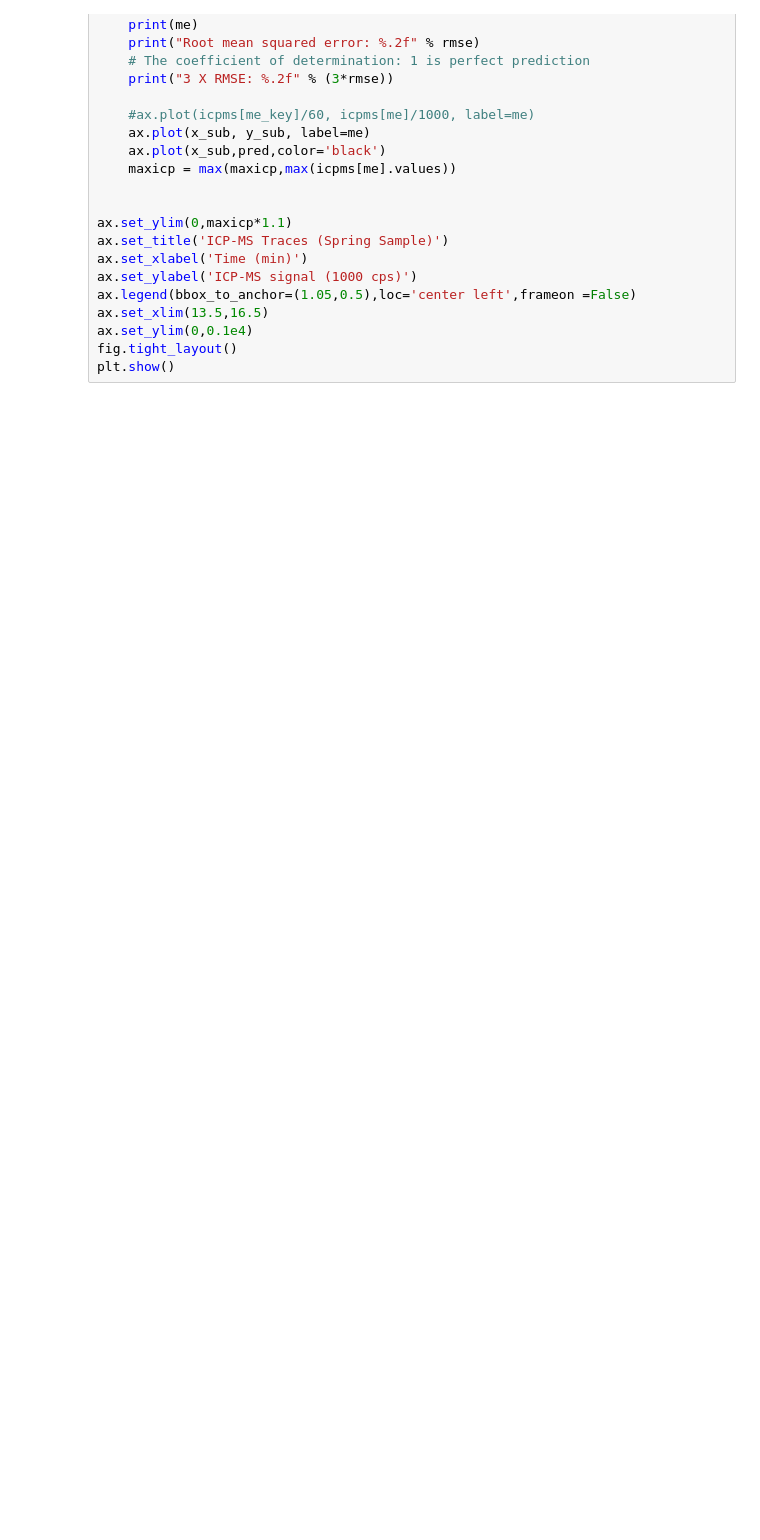
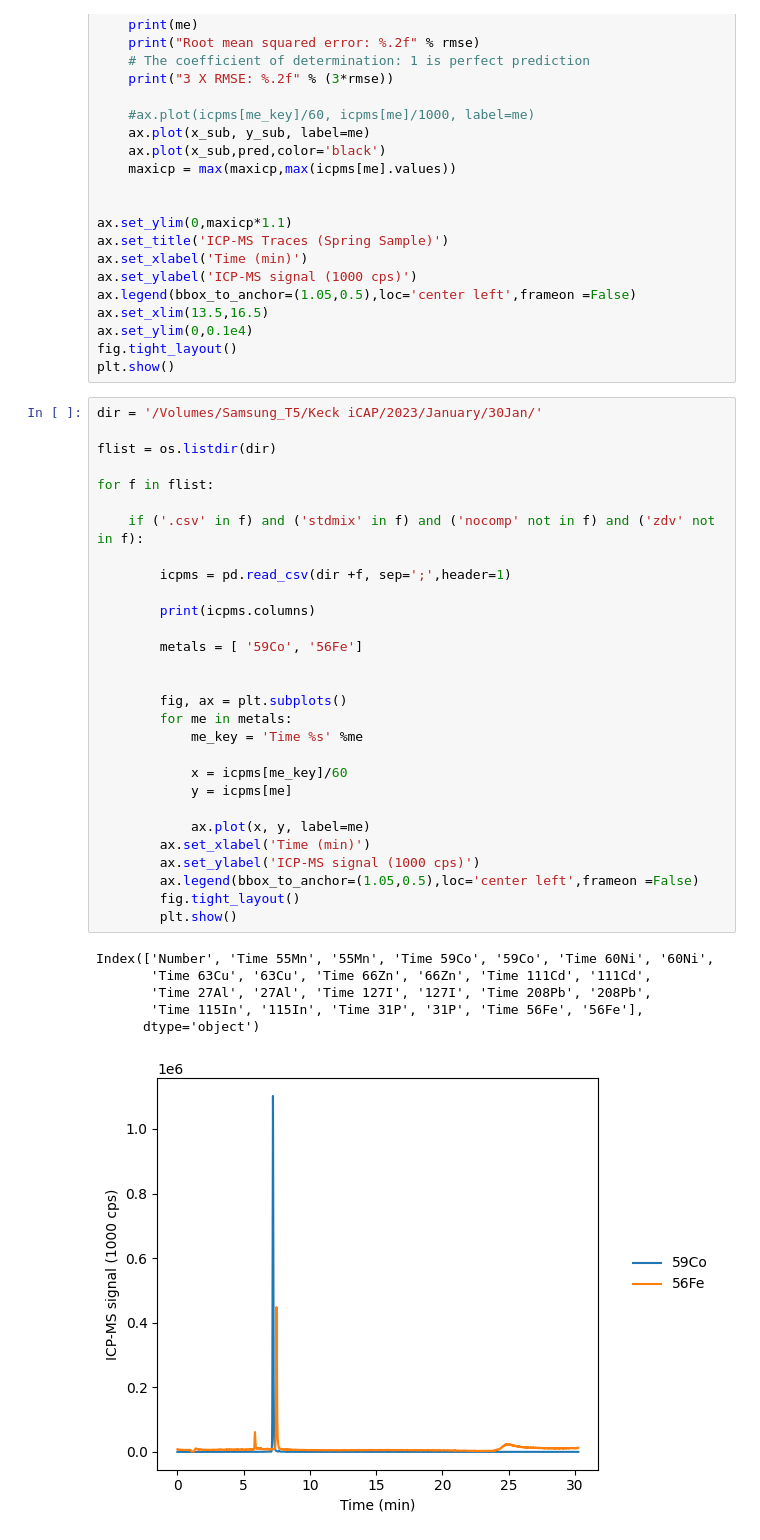
Before and after one commit to rboiteau/CoreMS, a Jupyter notebook: LOD-LCICPMS.ipynb, the cells around one changed output. Saved outputs shown, nothing was run; the diff lists cells and outputs as text; blank space fills up the shorter version.

```diff
--- a/LOD-LCICPMS.ipynb
+++ b/LOD-LCICPMS.ipynb
@@ -786,3 +772,39 @@ ax.set_xlim(13.5,16.5)
 ax.set_ylim(0,0.1e4)
 fig.tight_layout()
 plt.show()
+# %%
+dir = '/Volumes/Samsung_T5/Keck iCAP/2023/January/30Jan/'
+
+flist = os.listdir(dir)
+
+for f in flist:
+
+    if ('.csv' in f) and ('stdmix' in f) and ('nocomp' not in f) and ('zdv' not in f):
+
+        icpms = pd.read_csv(dir +f, sep=';',header=1)
+
+        print(icpms.columns)
+
+        metals = [ '59Co', '56Fe']
+
+
+        fig, ax = plt.subplots()
+        for me in metals:
+            me_key = 'Time %s' %me
+
+            x = icpms[me_key]/60
+            y = icpms[me]
+
+            ax.plot(x, y, label=me)
+        ax.set_xlabel('Time (min)')
+        ax.set_ylabel('ICP-MS signal (1000 cps)')
+        ax.legend(bbox_to_anchor=(1.05,0.5),loc='center left',frameon =False)
+        fig.tight_layout()
+        plt.show()
+# %% [output]
+Index(['Number', 'Time 55Mn', '55Mn', 'Time 59Co', '59Co', 'Time 60Ni', '60Ni',
+       'Time 63Cu', '63Cu', 'Time 66Zn', '66Zn', 'Time 111Cd', '111Cd',
+       'Time 27Al', '27Al', 'Time 127I', '127I', 'Time 208Pb', '208Pb',
+       'Time 115In', '115In', 'Time 31P', '31P', 'Time 56Fe', '56Fe'],
+      dtype='object')
+[figure, added]
```
Also changed, not shown: parts of 13 cells of this notebook, 3 other files.
